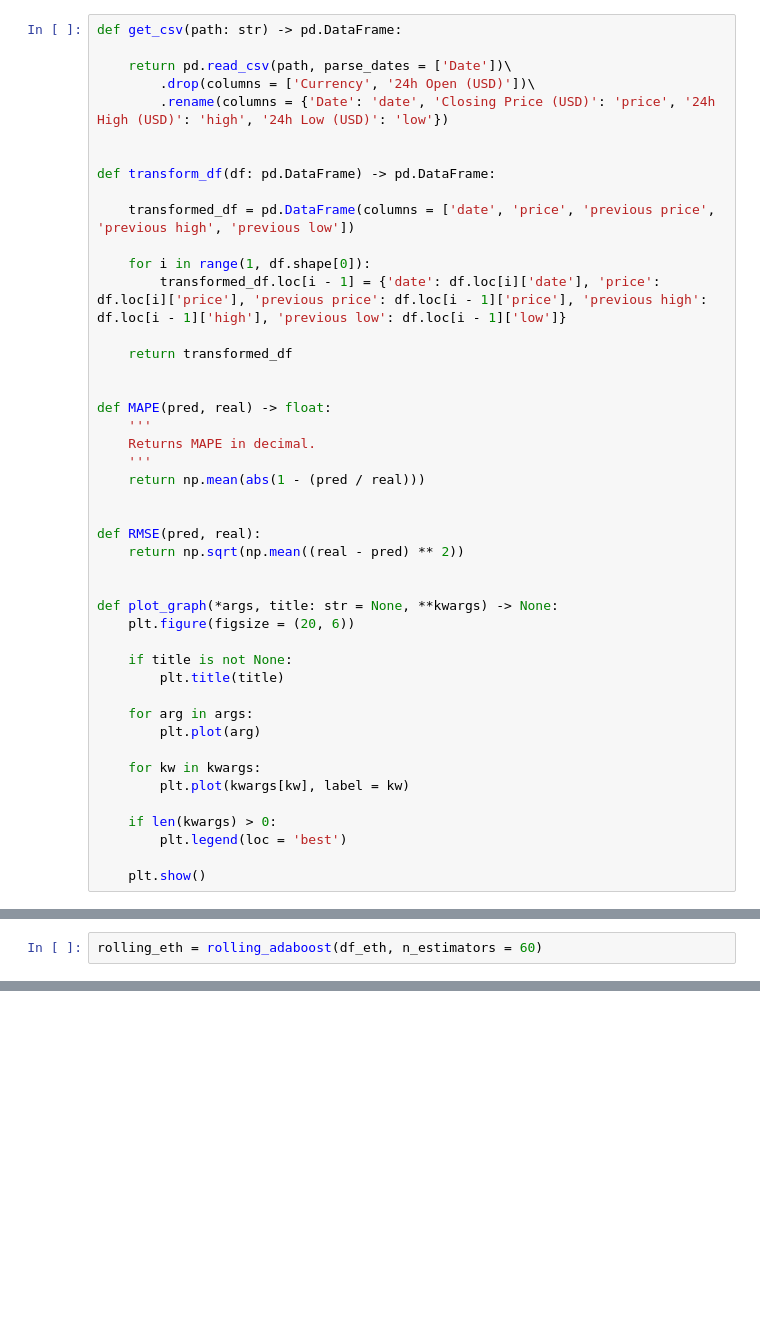
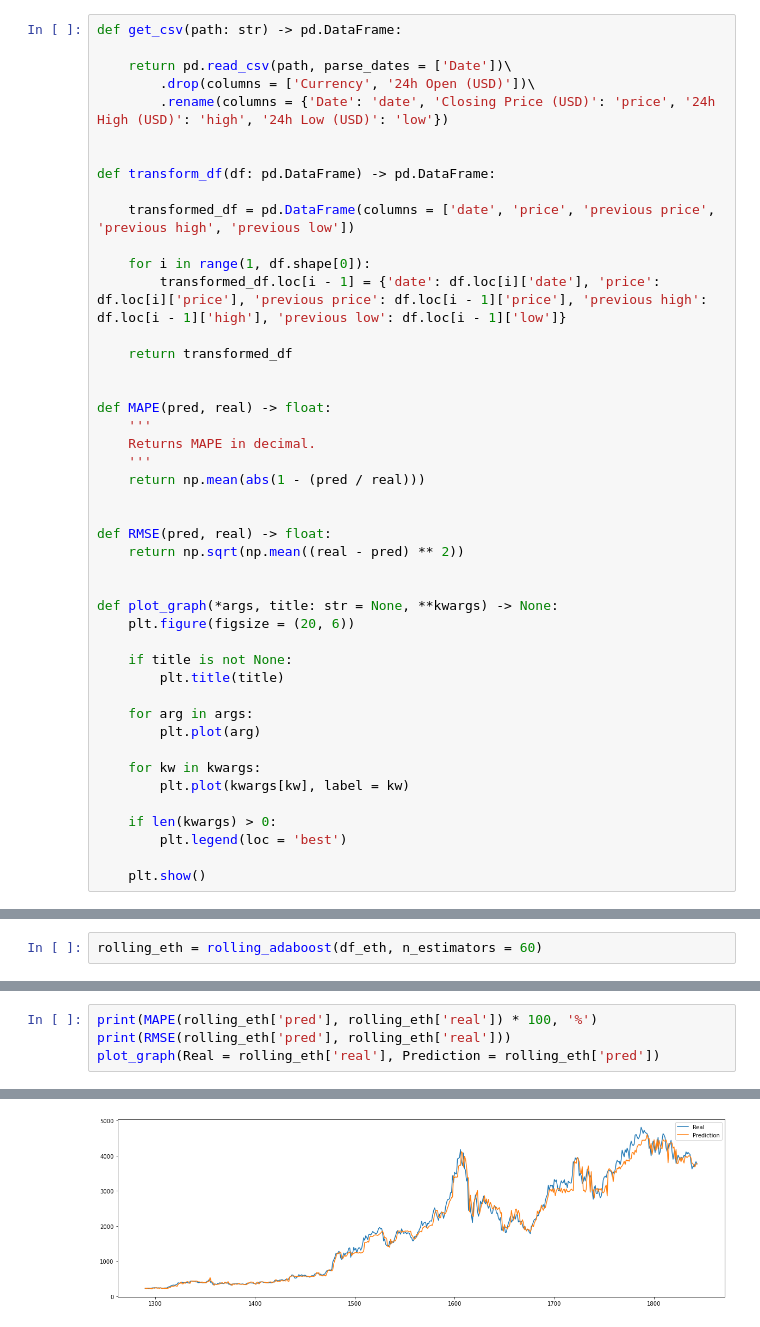
Before and after one commit to nabebako/Crypto-Price-Prediction-Model, a Jupyter notebook: adaboost-regression.ipynb, the cells around one changed output, grey strips where cells are left out. Saved outputs shown, nothing was run; the diff lists cells and outputs as text; blank space fills up the shorter version.

```diff
--- a/adaboost-regression.ipynb
+++ b/adaboost-regression.ipynb
@@ -40,7 +40,7 @@ def MAPE(pred, real) -> float:
     return np.mean(abs(1 - (pred / real)))
 
 
-def RMSE(pred, real):
+def RMSE(pred, real) -> float:
     return np.sqrt(np.mean((real - pred) ** 2))
 
 
@@ -192,0 +220,5 @@ MAPE(rolling_eth['pred'], rolling_eth['real'])
+# %%
+print(MAPE(rolling_eth['pred'], rolling_eth['real']) * 100, '%')
+print(RMSE(rolling_eth['pred'], rolling_eth['real']))
+plot_graph(Real = rolling_eth['real'], Prediction = rolling_eth['pred'])
+# %% [output]
@@ -192,0 +227 @@ MAPE(rolling_eth['pred'], rolling_eth['real'])
+[figure, added]
```
Also changed, not shown: parts of 48 cells of this notebook, 1 other file.
